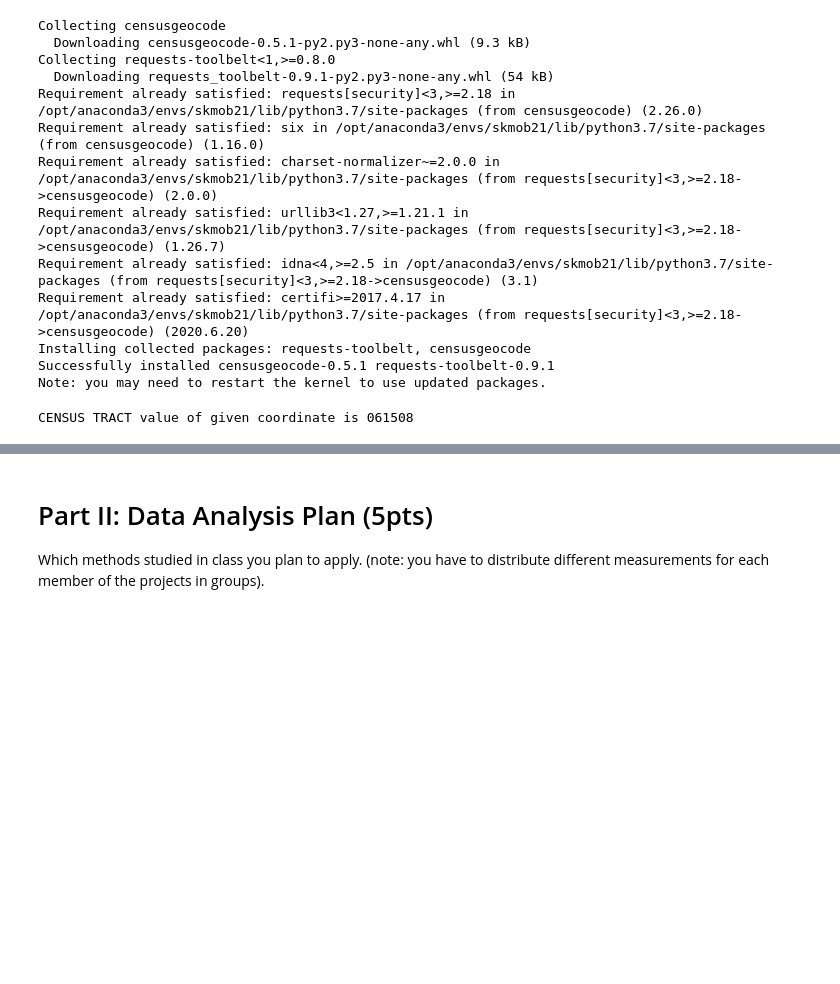
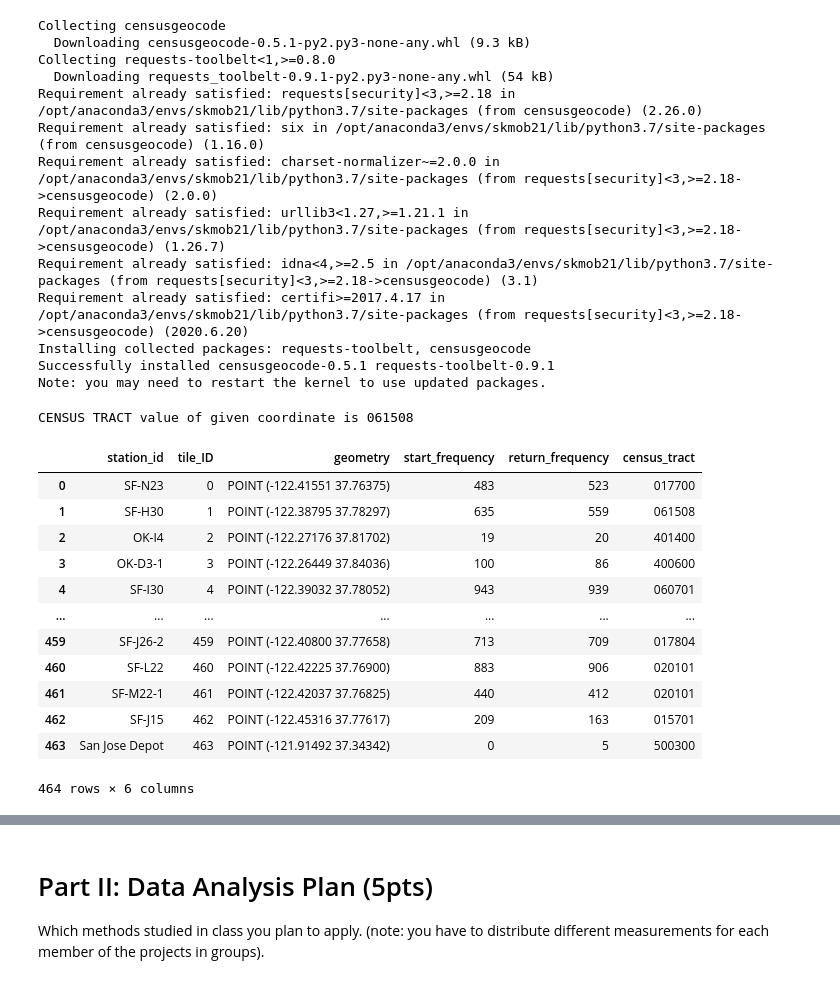
Before and after one commit to 6shun/Lyft-BayWheel, a Jupyter notebook: CE263_Project.ipynb, the cells around one changed output, grey strips where cells are left out. Drawn from its saved outputs; the diff is of its cells as text; code cells hidden in the pictures; blank space fills up the shorter version.

```diff
--- a/CE263_Project.ipynb
+++ b/CE263_Project.ipynb
@@ -424,0 +421,30 @@ CENSUS TRACT value of given coordinate is 061508
+# %%
+# Complete
+'''
+Given tessellation dataframe about station_id
+Return an extra column of this tessellation named census_tract
+which is TRACT number get from censusgeocode library
+'''
+station_tess_df_new = station_tess_df.copy()
+station_tess_df_new['census_tract'] = '' #Initialize a column
+for r in np.arange(len(station_tess_df)):
+    lng = station_tess_df['geometry'].iloc[r].x
+    lat = station_tess_df['geometry'].iloc[r].y
+    result = cg.coordinates(x=lng, y=lat)
+    station_tess_df_new['census_tract'].iloc[r] = result['Census Tracts'][0]['TRACT']
+
+station_tess_df_new
+# %% [output]
+|  | station_id | tile_ID | geometry | start_frequency | return_frequency | census_tract |
+| 0 | SF-N23 | 0 | POINT (-122.41551 37.76375) | 483 | 523 | 017700 |
+| 1 | SF-H30 | 1 | POINT (-122.38795 37.78297) | 635 | 559 | 061508 |
+| 2 | OK-I4 | 2 | POINT (-122.27176 37.81702) | 19 | 20 | 401400 |
+| 3 | OK-D3-1 | 3 | POINT (-122.26449 37.84036) | 100 | 86 | 400600 |
+| 4 | SF-I30 | 4 | POINT (-122.39032 37.78052) | 943 | 939 | 060701 |
+| ... | ... | ... | ... | ... | ... | ... |
+| 459 | SF-J26-2 | 459 | POINT (-122.40800 37.77658) | 713 | 709 | 017804 |
+| 460 | SF-L22 | 460 | POINT (-122.42225 37.76900) | 883 | 906 | 020101 |
+| 461 | SF-M22-1 | 461 | POINT (-122.42037 37.76825) | 440 | 412 | 020101 |
+| 462 | SF-J15 | 462 | POINT (-122.45316 37.77617) | 209 | 163 | 015701 |
+| 463 | San Jose Depot | 463 | POINT (-121.91492 37.34342) | 0 | 5 | 500300 |
+464 rows × 6 columns
```
Also changed, not shown: parts of 3 cells of this notebook, 1 other file.
